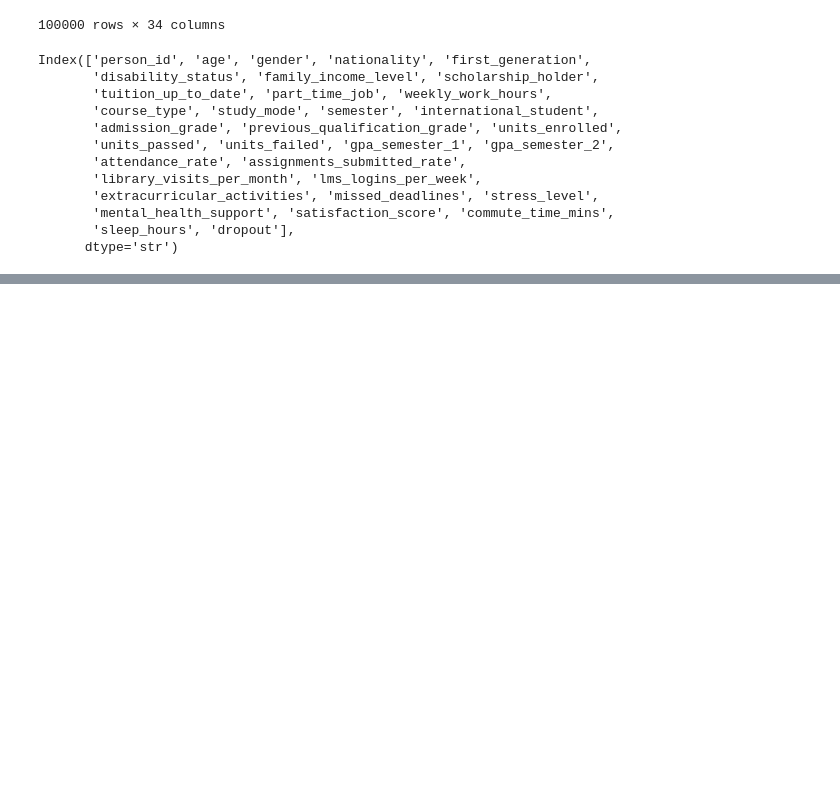
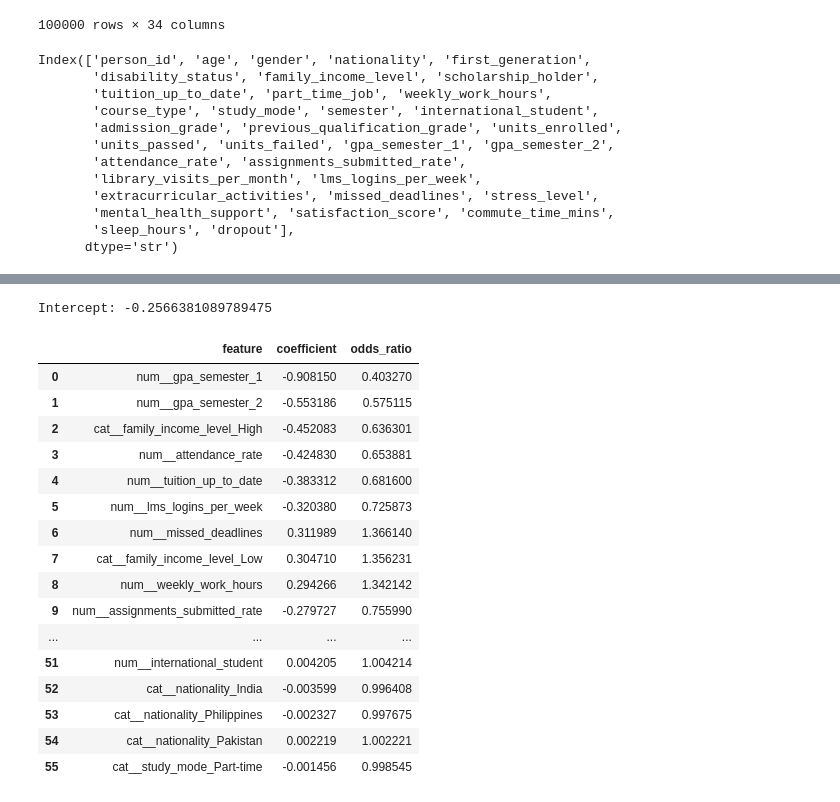
Before and after one commit to suzanaSSP/student_dropout_predictor, a Jupyter notebook: notebooks/new_data_clean.ipynb, the cells around one changed output, grey strips where cells are left out. Cells and saved outputs as stored; diff of their text form; code cells hidden in the pictures; blank space fills up the shorter version.

```diff
--- a/notebooks/new_data_clean.ipynb
+++ b/notebooks/new_data_clean.ipynb
@@ -34,0 +111,29 @@ Index(['person_id', 'age', 'gender', 'nationality', 'first_generation',
+# %%
+coef_df = pd.DataFrame({
+    'feature': names,
+    'coefficient': log_reg.named_steps['clf'].coef_[0],
+})
+coef_df['odds_ratio'] = np.exp(coef_df['coefficient'])
+coef_df = coef_df.reindex(coef_df['coefficient'].abs().sort_values(ascending=False).index).reset_index(drop=True)
+print('Intercept:', log_reg.named_steps['clf'].intercept_[0])
+with pd.option_context('display.max_rows', None):
+    display(coef_df)
+# %% [output]
+Intercept: -0.2566381089789475
+|  | feature | coefficient | odds_ratio |
+| 0 | num__gpa_semester_1 | -0.908150 | 0.403270 |
+| 1 | num__gpa_semester_2 | -0.553186 | 0.575115 |
+| 2 | cat__family_income_level_High | -0.452083 | 0.636301 |
+| 3 | num__attendance_rate | -0.424830 | 0.653881 |
+| 4 | num__tuition_up_to_date | -0.383312 | 0.681600 |
+| 5 | num__lms_logins_per_week | -0.320380 | 0.725873 |
+| 6 | num__missed_deadlines | 0.311989 | 1.366140 |
+| 7 | cat__family_income_level_Low | 0.304710 | 1.356231 |
+| 8 | num__weekly_work_hours | 0.294266 | 1.342142 |
+| 9 | num__assignments_submitted_rate | -0.279727 | 0.755990 |
+| ... | ... | ... | ... |
+| 51 | num__international_student | 0.004205 | 1.004214 |
+| 52 | cat__nationality_India | -0.003599 | 0.996408 |
+| 53 | cat__nationality_Philippines | -0.002327 | 0.997675 |
+| 54 | cat__nationality_Pakistan | 0.002219 | 1.002221 |
+| 55 | cat__study_mode_Part-time | -0.001456 | 0.998545 |
```
Also changed, not shown: parts of 5 cells of this notebook, 1 other file.
